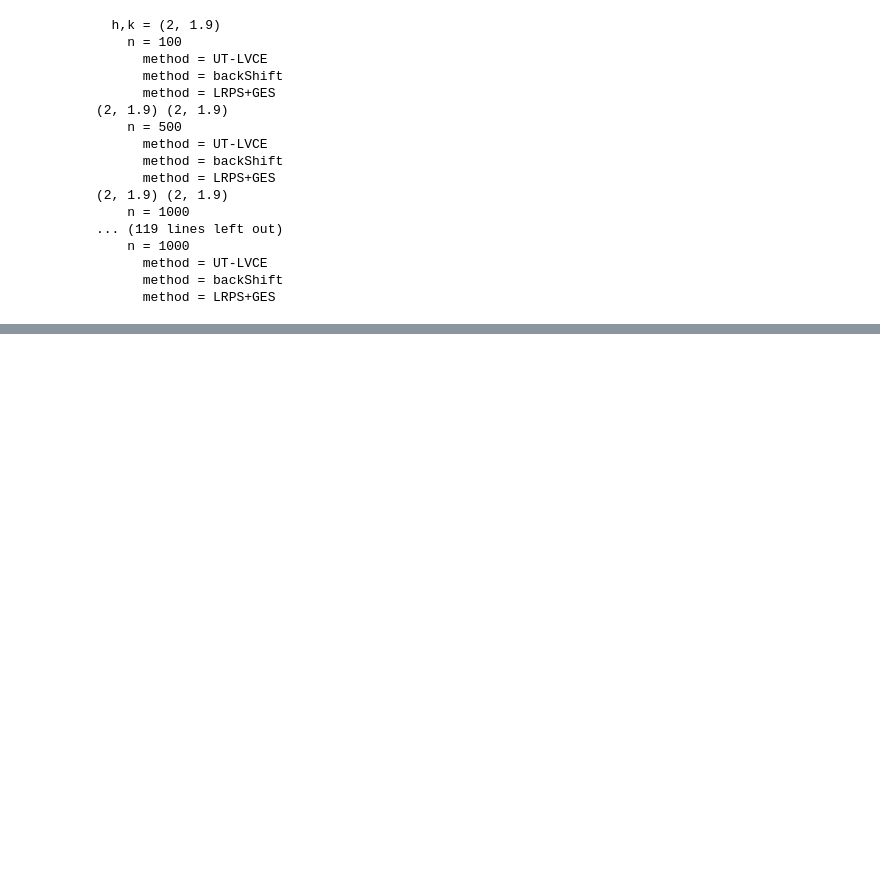
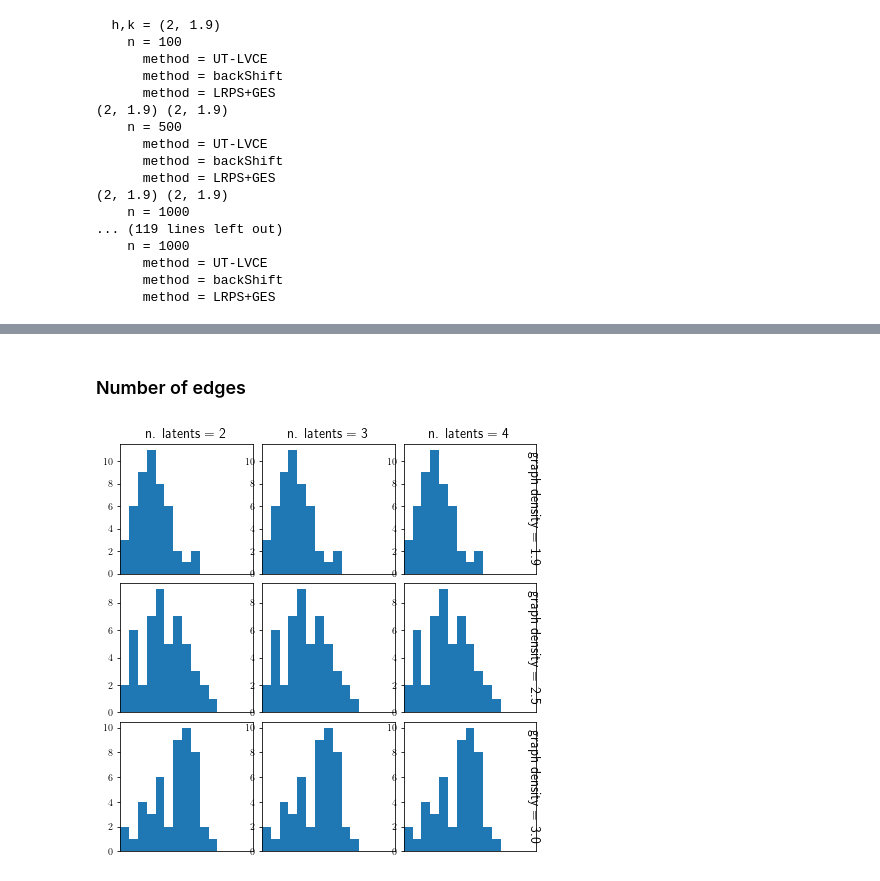
Before and after one commit to juangamella/ut-lvce-paper, a Jupyter notebook: figures_comparisons.ipynb, the cells around one changed output, grey strips where cells are left out. Cells and saved outputs as stored; diff of their text form; code cells hidden in the pictures; blank space fills up the shorter version.

```diff
--- a/figures_comparisons.ipynb
+++ b/figures_comparisons.ipynb
@@ -804,0 +983,6 @@ plt.savefig("figures/figure_latents_densities.pdf", bbox_inches='tight')
+# %%
+def apply_metric(dict_of_graphs, metric):
+    result = {}
+    for setting, graphs in dict_of_graphs.items():
+        result[setting] = metric(graphs)
+    return result
@@ -804,0 +1019,3 @@ plt.savefig("figures/figure_latents_densities.pdf", bbox_inches='tight')
+# %%
+res = graph_stats(files)
+res = apply_metric(res, unique)
@@ -804,0 +1040,25 @@ plt.savefig("figures/figure_latents_densities.pdf", bbox_inches='tight')
+# %% [markdown]
+### Number of edges
+# %%
+edges = apply_metric(res, n_edges)
+w = 2.5
+plt.figure(figsize=(4*w,3*w))
+gs = gridspec.GridSpec(3, 4, wspace=0.07, hspace=0.07)
+s=14
+hs, ds = [2,3,4], [1.9,2.5,3]
+for i,k in enumerate(ds):
+    for j,h in enumerate(hs):
+        plt.subplot(gs[i,j])
+        ax = plt.gca()
+        plt.hist(edges[(h,k)], np.arange(0,25))
+        ax.set_xticks([0,1,2,3,4])
+        ax.set_xlim([10,25])
+        if i == 0:
+            #ax.set_title("graph density = %0.1f" % k, size=s)
+            ax.set_title("n. latents = %d" % h, size=s)
+        if j == 2:
+            ax.set_ylabel("graph density = %0.1f" % k, ha='center', va='top', rotation=270, size=s)
+            ax.yaxis.set_label_position("right")
+            #ax.text(1.1,0.5,"n. latents = %d" % h, ha='center', va='center', rotation=270, size=s)
+# %% [output]
+[figure, added]
```
Also changed, not shown: parts of 29 cells of this notebook, 1 other file.
